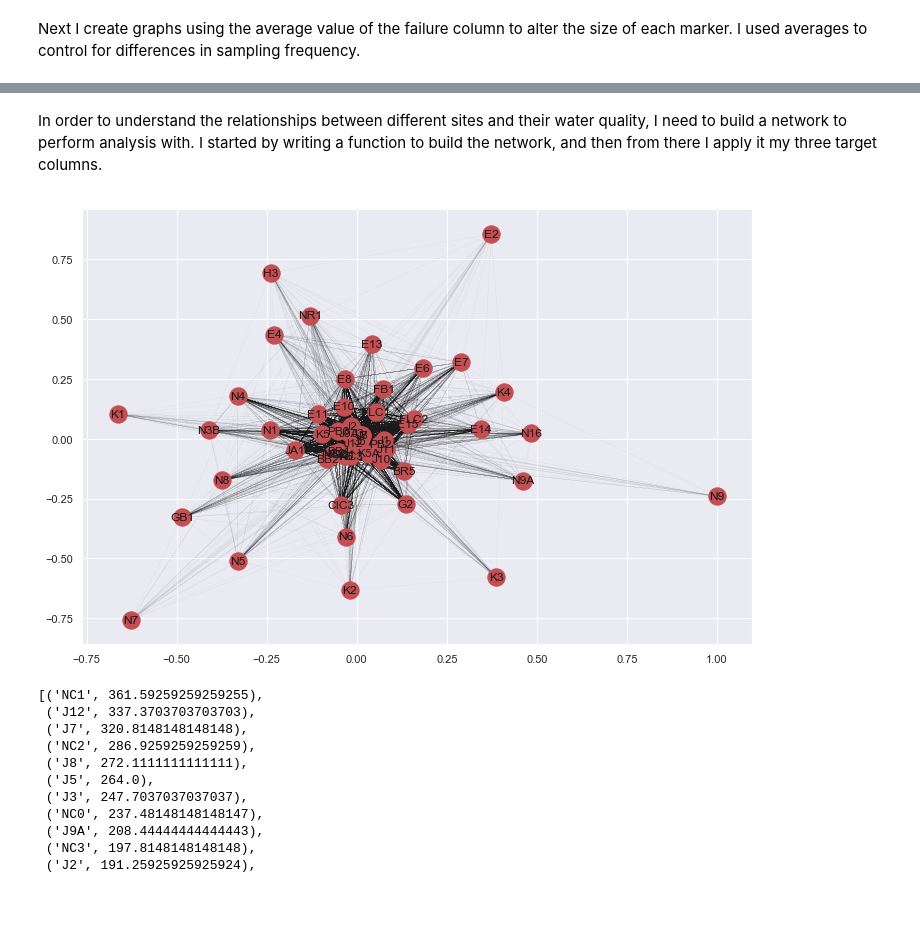
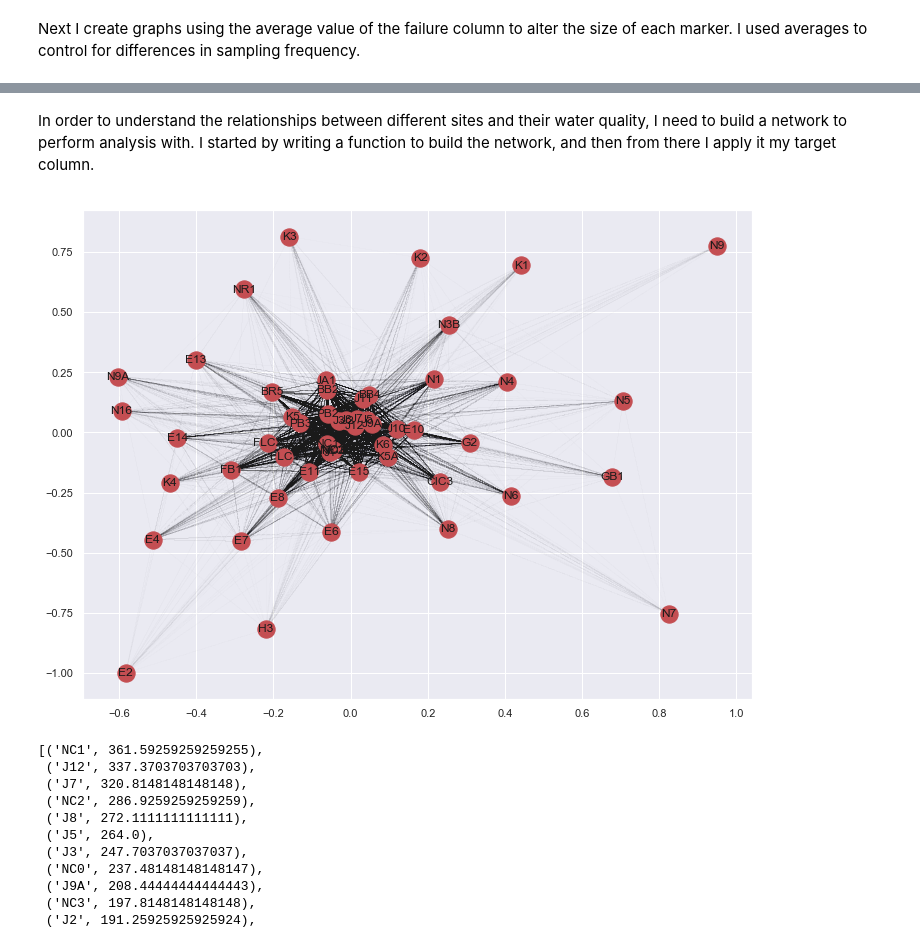
Before and after one commit to dradamski/capstone-two, a Jupyter notebook: notebooks/In Depth Analysis.ipynb, the cells around one changed output, grey strips where cells are left out. Saved outputs shown, nothing was run; the diff lists cells and outputs as text; code cells hidden in the pictures; blank space fills up the shorter version.

Commit message:
Reduced scope of notebook to only include chlorophyll analysis.

```diff
--- a/notebooks/In Depth Analysis.ipynb
+++ b/notebooks/In Depth Analysis.ipynb
@@ -55,3 +42,3 @@ _ = plt.ylabel('Latitude', fontsize=16)
 # %% [markdown]
-In order to understand the relationships between different sites and their water quality, I need to build a network to perform analysis with. I started by writing a function to build the network, and then from there I apply it my three target columns.
+In order to understand the relationships between different sites and their water quality, I need to build a network to perform analysis with. I started by writing a function to build the network, and then from there I apply it my target column.
 # %%
@@ -77,11 +66,11 @@ def create_wq_network(df, fail_col):
 # %%
 chlG = create_wq_network(wq_df, 'Top Active Chlorophyll \'A\' (µg/L) Failure')
 # %%
-_ = plt.figure(figsize=(12,8))
-_ = nx.drawing.nx_pylab.draw_networkx(chlG, width=0.01)
+_ = plt.figure(figsize=(12,9))
+_ = nx.drawing.nx_pylab.draw_networkx(chlG, width=0.005)
 _ = plt.show()
 # %% [output]
-[figure, old version]
+[figure, new version]
 # %%
 sorted_centrality_c = sorted(nx.degree_centrality(chlG).items(), key = lambda x : x[1], reverse=True)
 sorted_centrality_c[:15]
```
Also changed, not shown: parts of 31 cells of this notebook.
